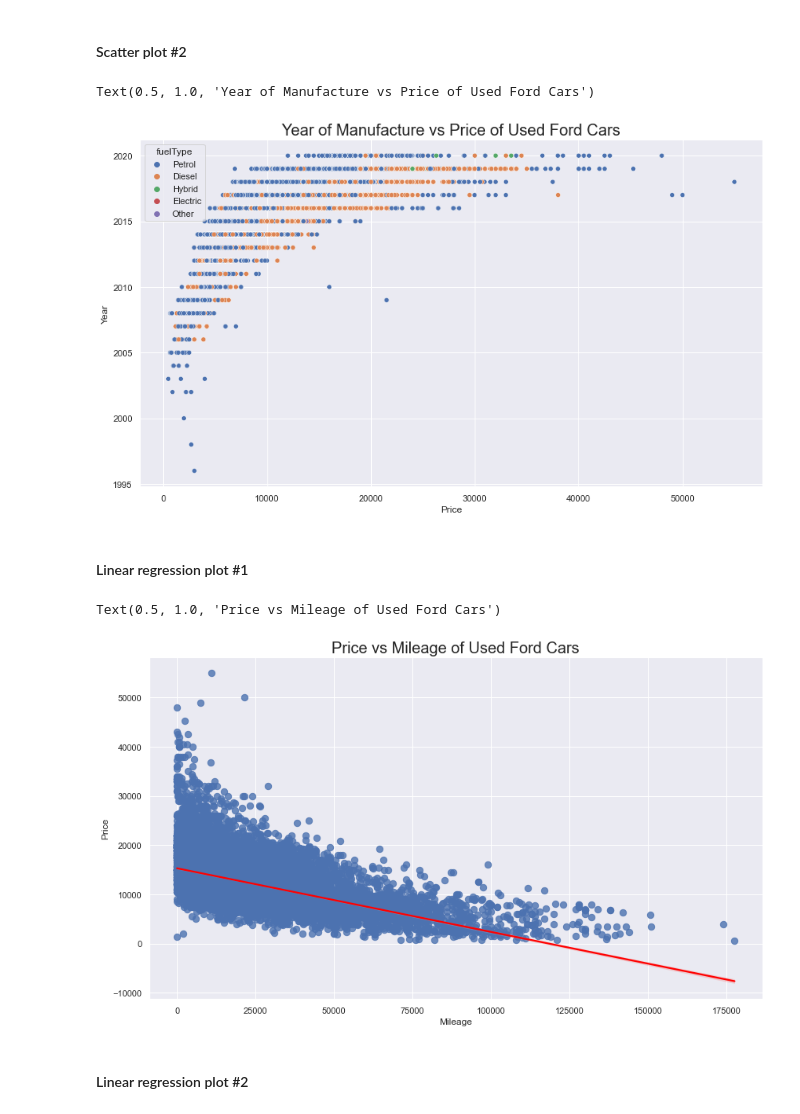
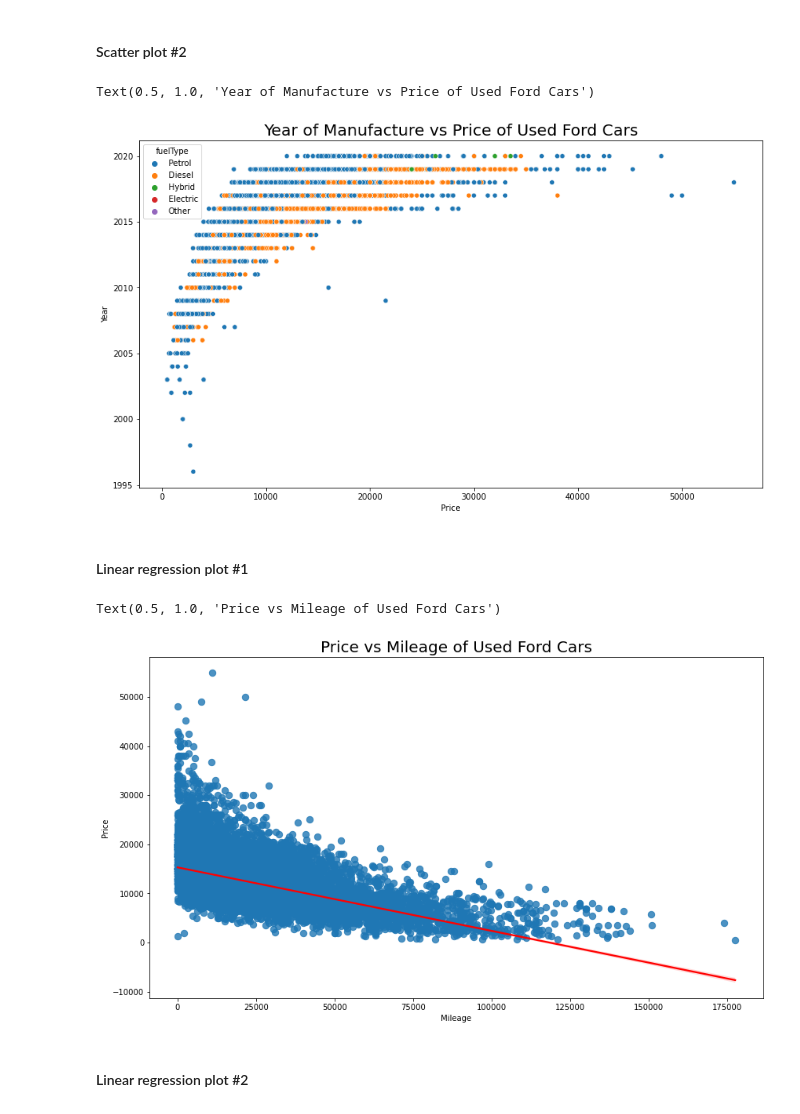
Before and after one commit to st0rmw1nd/ford_used_car_analysis, a Jupyter notebook: ford_used_car_analysis.ipynb, the cells around one changed output. Drawn from its saved outputs; the diff is of its cells as text; code cells hidden in the pictures.

```diff
--- a/ford_used_car_analysis.ipynb
+++ b/ford_used_car_analysis.ipynb
@@ -134,8 +135,6 @@ display(dF_model)
 | 21 | Escort | 1 | 0.01 |
 | 22 | Transit Tourneo | 1 | 0.01 |
 # %%
-sns.set_theme(color_codes = True)
-
 # Initialize the figure
 f, ax = plt.subplots(figsize = (14, 8))
 
@@ -164,8 +163,6 @@ plt.show()
 # %% [markdown]
 #### Scatter plot #1
 # %%
-sns.set_theme(color_codes = True)
-
 # Initialize the figure
 f, ax = plt.subplots(figsize = (14, 8))
 
@@ -188,8 +185,6 @@ Text(0.5, 1.0, 'Price vs Mileage of Used Ford Cars')
 # %% [markdown]
 #### Scatter plot #2
 # %%
-sns.set_theme(color_codes = True)
-
 # Initialize the figure
 f, ax = plt.subplots(figsize = (14, 8))
 
@@ -205,29 +200,27 @@ plt.ylabel("Year")
 plt.title("Year of Manufacture vs Price of Used Ford Cars", fontsize = 20)
 # %% [output]
 Text(0.5, 1.0, 'Year of Manufacture vs Price of Used Ford Cars')
-[figure, old version]
+[figure, new version]
 # %% [markdown]
 #### Linear regression plot #1
 # %%
-sns.set_theme(color_codes = True)
-
 # Initialize the figure
 f, ax = plt.subplots(figsize = (14, 8))
 
 # Plot
 sns.regplot(data = dF,
             x = "mileage",
             y = "price",
             scatter_kws = {'s':70},
             line_kws = {'color':'red'})
 
 # Labels & title
 plt.xlabel("Mileage")
 plt.ylabel("Price")
 plt.title("Price vs Mileage of Used Ford Cars", fontsize = 20)
 # %% [output]
 Text(0.5, 1.0, 'Price vs Mileage of Used Ford Cars')
-[figure, old version]
+[figure, new version]
 # %% [markdown]
 #### Linear regression plot #2
 # %%
```
Also changed, not shown: parts of 12 cells of this notebook.
